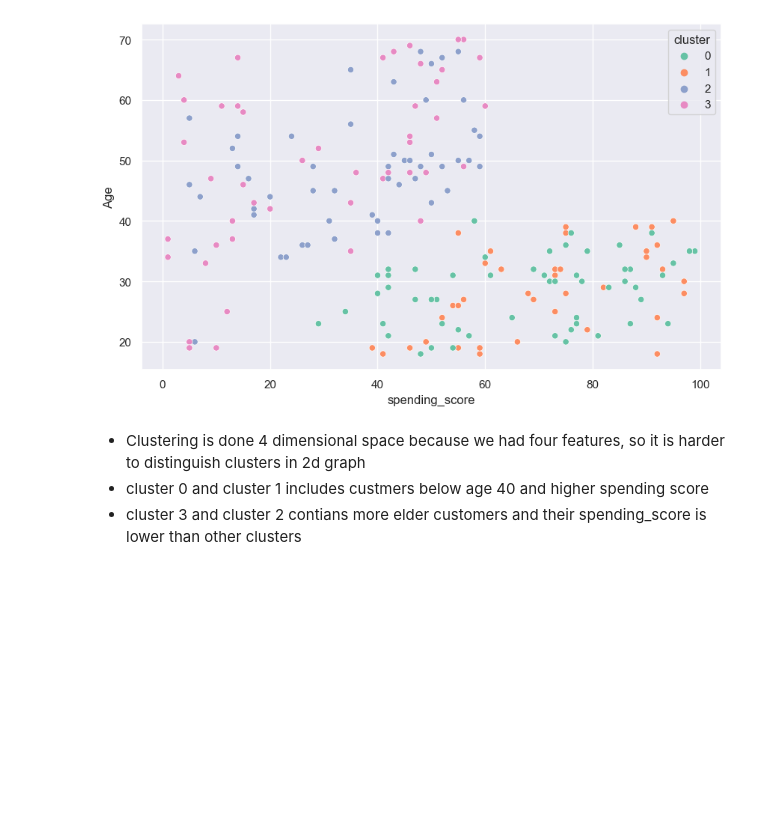
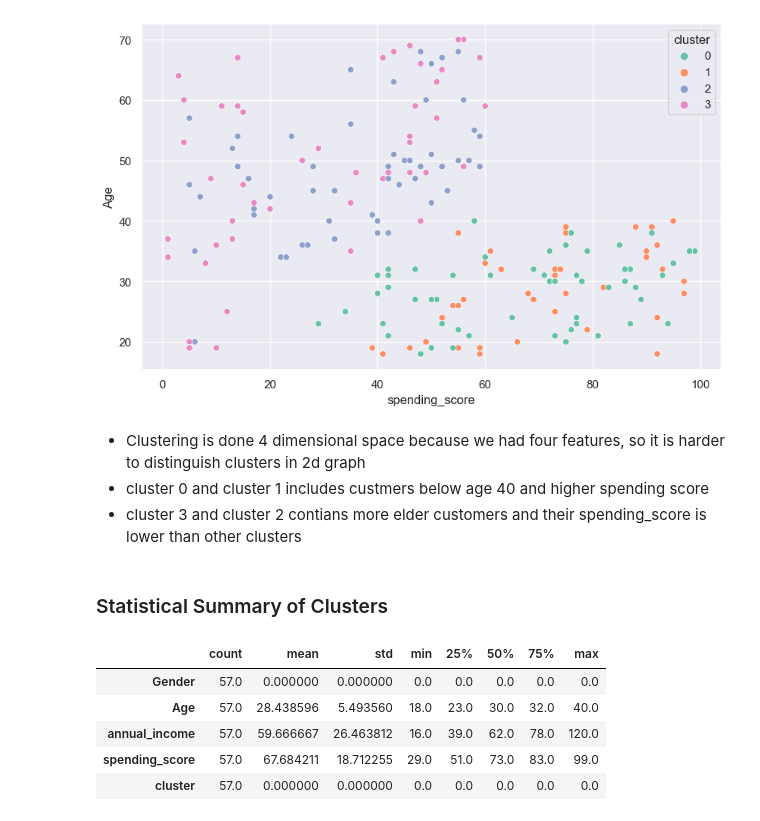
Before and after one commit to mubarakmayyeri/customer-segmentaion, a Jupyter notebook: customer_segmentaion.ipynb, the cells around one changed output. Cells and saved outputs as stored; diff of their text form; code cells hidden in the pictures; blank space fills up the shorter version.

Commit message:
cluster analysis done

```diff
--- a/customer_segmentaion.ipynb
+++ b/customer_segmentaion.ipynb
@@ -275,3 +275,19 @@ sns.scatterplot(x='spending_score', y='Age', data=df, hue='cluster', palette='Se
 * Clustering is done 4 dimensional space because we had four features, so it is harder to distinguish clusters in 2d graph
 * cluster 0 and cluster 1 includes custmers below age 40 and higher spending score
 * cluster 3 and cluster 2 contians more elder customers and their spending_score is lower than other clusters
+# %% [markdown]
+### Statistical Summary of Clusters
+# %%
+cluster_0 = df.loc[df['cluster']==0]
+cluster_1 = df.loc[df['cluster']==1]
+cluster_2 = df.loc[df['cluster']==2]
+cluster_3 = df.loc[df['cluster']==3]
+# %%
+cluster_0.describe().T
+# %% [output]
+|  | count | mean | std | min | 25% | 50% | 75% | max |
+| Gender | 57.0 | 0.000000 | 0.000000 | 0.0 | 0.0 | 0.0 | 0.0 | 0.0 |
+| Age | 57.0 | 28.438596 | 5.493560 | 18.0 | 23.0 | 30.0 | 32.0 | 40.0 |
+| annual_income | 57.0 | 59.666667 | 26.463812 | 16.0 | 39.0 | 62.0 | 78.0 | 120.0 |
+| spending_score | 57.0 | 67.684211 | 18.712255 | 29.0 | 51.0 | 73.0 | 83.0 | 99.0 |
+| cluster | 57.0 | 0.000000 | 0.000000 | 0.0 | 0.0 | 0.0 | 0.0 | 0.0 |
```
Also changed, not shown: parts of 9 cells of this notebook.
